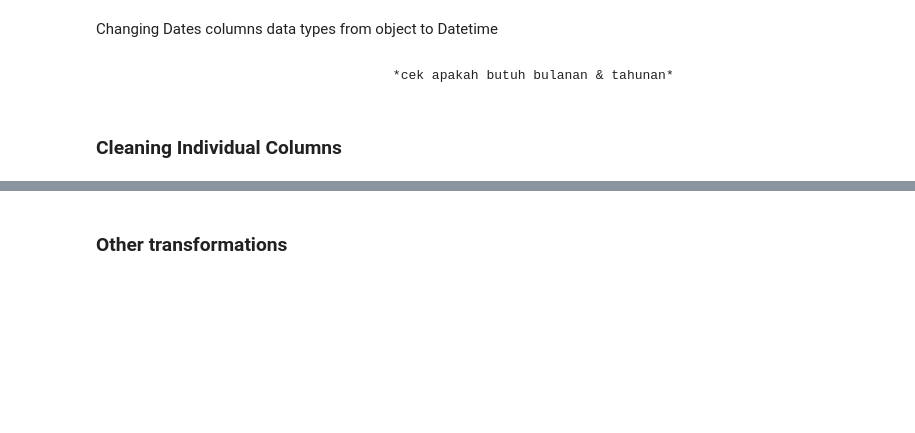
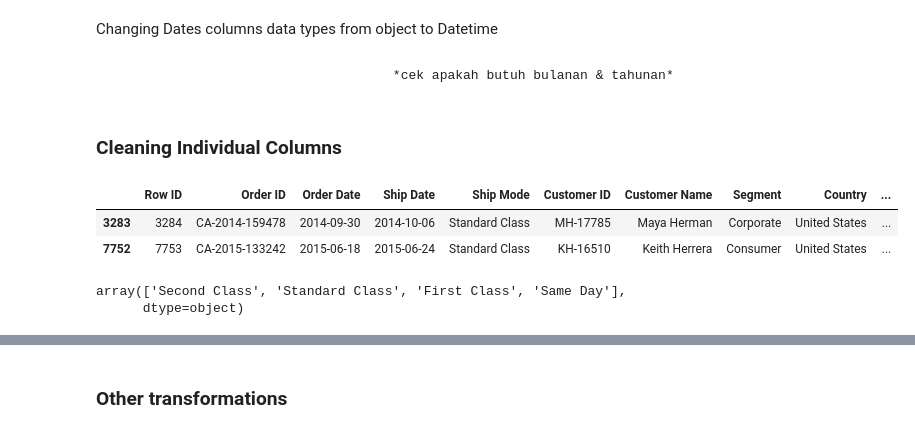
Before and after one commit to fahrizanrasyad/superstore-analysis, a Jupyter notebook: superstore_fahrizan-rasyad.ipynb, the cells around one changed output, grey strips where cells are left out. Cells and saved outputs as stored; diff of their text form; code cells hidden in the pictures; blank space fills up the shorter version.

```diff
--- a/superstore_fahrizan-rasyad.ipynb
+++ b/superstore_fahrizan-rasyad.ipynb
@@ -186,3 +186,14 @@ df['Ship Date'] = df['Ship Date'].astype('datetime64[ns]')
                                         *cek apakah butuh bulanan & tahunan*
 # %% [markdown]
 ### Cleaning Individual Columns
+# %%
+df.sample(2)
+# %% [output]
+|  | Row ID | Order ID | Order Date | Ship Date | Ship Mode | Customer ID | Customer Name | Segment | Country | ... |
+| 3283 | 3284 | CA-2014-159478 | 2014-09-30 | 2014-10-06 | Standard Class | MH-17785 | Maya Herman | Corporate | United States | ... |
+| 7752 | 7753 | CA-2015-133242 | 2015-06-18 | 2015-06-24 | Standard Class | KH-16510 | Keith Herrera | Consumer | United States | ... |
+# %%
+df["Ship Mode"].unique()
+# %% [output]
+array(['Second Class', 'Standard Class', 'First Class', 'Same Day'],
+      dtype=object)
```
Also changed, not shown: parts of 16 cells of this notebook.
